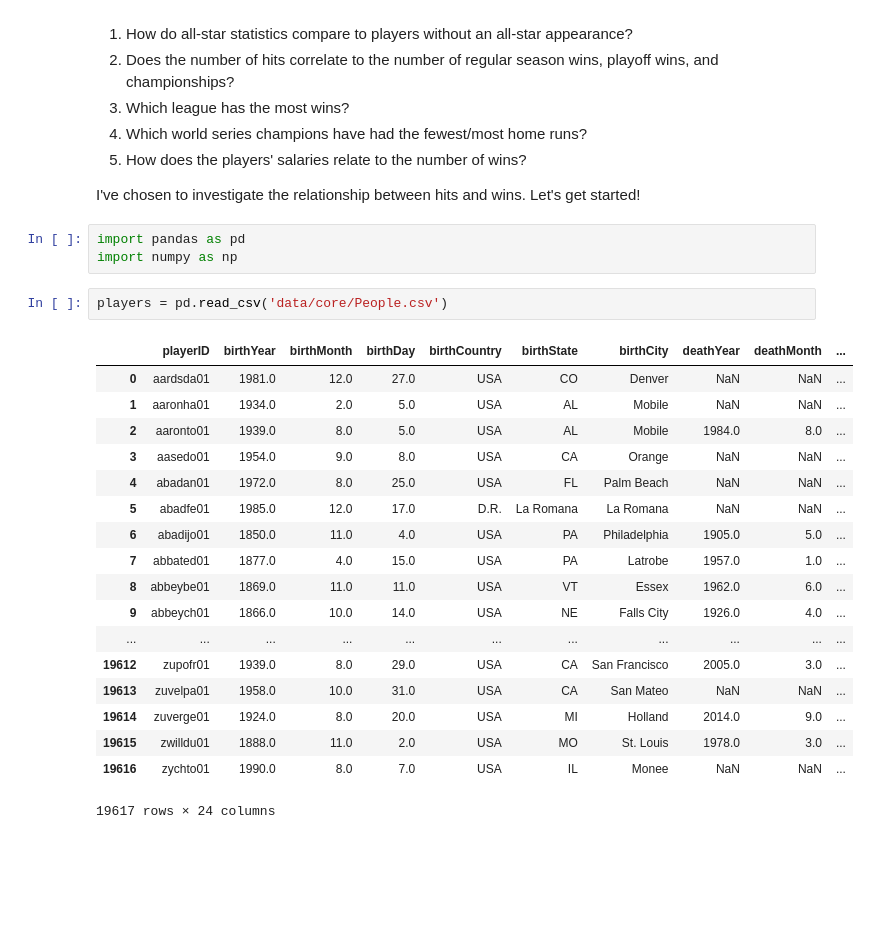
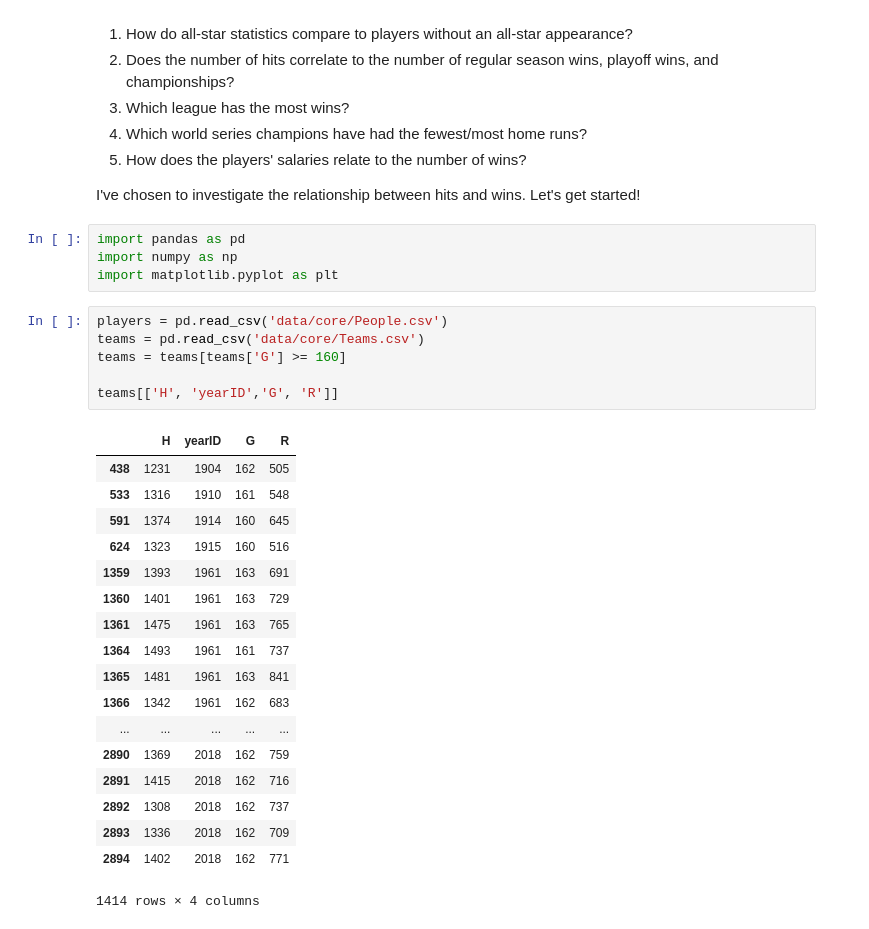
Before and after one commit to bkhogan2/investigate-a-dataset, a Jupyter notebook: investigate-a-dataset.ipynb, the cells around one changed output. Saved outputs shown, nothing was run; the diff lists cells and outputs as text; blank space fills up the shorter version.

```diff
--- a/investigate-a-dataset.ipynb
+++ b/investigate-a-dataset.ipynb
@@ -23,24 +23,29 @@ I've chosen to investigate the relationship between hits and wins. Let's get sta
 # %%
 import pandas as pd
 import numpy as np
+import matplotlib.pyplot as plt
 # %%
 players = pd.read_csv('data/core/People.csv')
+teams = pd.read_csv('data/core/Teams.csv')
+teams = teams[teams['G'] >= 160]
+
+teams[['H', 'yearID','G', 'R']]
 # %% [output]
-|  | playerID | birthYear | birthMonth | birthDay | birthCountry | birthState | birthCity | deathYear | deathMonth | ... |
-| 0 | aardsda01 | 1981.0 | 12.0 | 27.0 | USA | CO | Denver | NaN | NaN | ... |
-| 1 | aaronha01 | 1934.0 | 2.0 | 5.0 | USA | AL | Mobile | NaN | NaN | ... |
-| 2 | aaronto01 | 1939.0 | 8.0 | 5.0 | USA | AL | Mobile | 1984.0 | 8.0 | ... |
-| 3 | aasedo01 | 1954.0 | 9.0 | 8.0 | USA | CA | Orange | NaN | NaN | ... |
-| 4 | abadan01 | 1972.0 | 8.0 | 25.0 | USA | FL | Palm Beach | NaN | NaN | ... |
-| 5 | abadfe01 | 1985.0 | 12.0 | 17.0 | D.R. | La Romana | La Romana | NaN | NaN | ... |
-| 6 | abadijo01 | 1850.0 | 11.0 | 4.0 | USA | PA | Philadelphia | 1905.0 | 5.0 | ... |
-| 7 | abbated01 | 1877.0 | 4.0 | 15.0 | USA | PA | Latrobe | 1957.0 | 1.0 | ... |
-| 8 | abbeybe01 | 1869.0 | 11.0 | 11.0 | USA | VT | Essex | 1962.0 | 6.0 | ... |
-| 9 | abbeych01 | 1866.0 | 10.0 | 14.0 | USA | NE | Falls City | 1926.0 | 4.0 | ... |
-| ... | ... | ... | ... | ... | ... | ... | ... | ... | ... | ... |
-| 19612 | zupofr01 | 1939.0 | 8.0 | 29.0 | USA | CA | San Francisco | 2005.0 | 3.0 | ... |
-| 19613 | zuvelpa01 | 1958.0 | 10.0 | 31.0 | USA | CA | San Mateo | NaN | NaN | ... |
-| 19614 | zuverge01 | 1924.0 | 8.0 | 20.0 | USA | MI | Holland | 2014.0 | 9.0 | ... |
-| 19615 | zwilldu01 | 1888.0 | 11.0 | 2.0 | USA | MO | St. Louis | 1978.0 | 3.0 | ... |
-| 19616 | zychto01 | 1990.0 | 8.0 | 7.0 | USA | IL | Monee | NaN | NaN | ... |
+|  | H | yearID | G | R |
+| 438 | 1231 | 1904 | 162 | 505 |
+| 533 | 1316 | 1910 | 161 | 548 |
+| 591 | 1374 | 1914 | 160 | 645 |
+| 624 | 1323 | 1915 | 160 | 516 |
+| 1359 | 1393 | 1961 | 163 | 691 |
+| 1360 | 1401 | 1961 | 163 | 729 |
+| 1361 | 1475 | 1961 | 163 | 765 |
+| 1364 | 1493 | 1961 | 161 | 737 |
+| 1365 | 1481 | 1961 | 163 | 841 |
+| 1366 | 1342 | 1961 | 162 | 683 |
+| ... | ... | ... | ... | ... |
+| 2890 | 1369 | 2018 | 162 | 759 |
+| 2891 | 1415 | 2018 | 162 | 716 |
+| 2892 | 1308 | 2018 | 162 | 737 |
+| 2893 | 1336 | 2018 | 162 | 709 |
+| 2894 | 1402 | 2018 | 162 | 771 |
-19617 rows × 24 columns
+1414 rows × 4 columns
```
Also changed, not shown: parts of 6 cells of this notebook.
